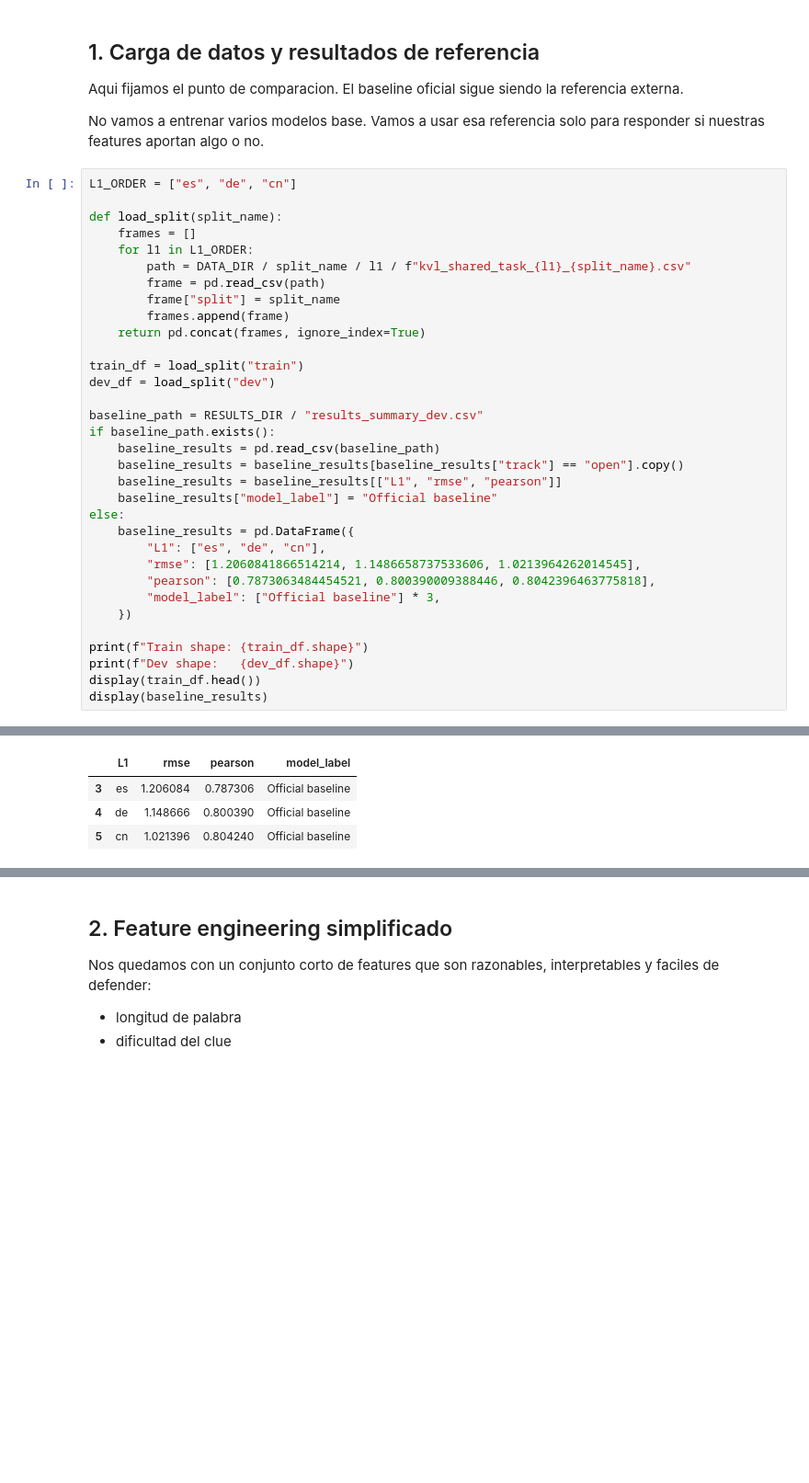
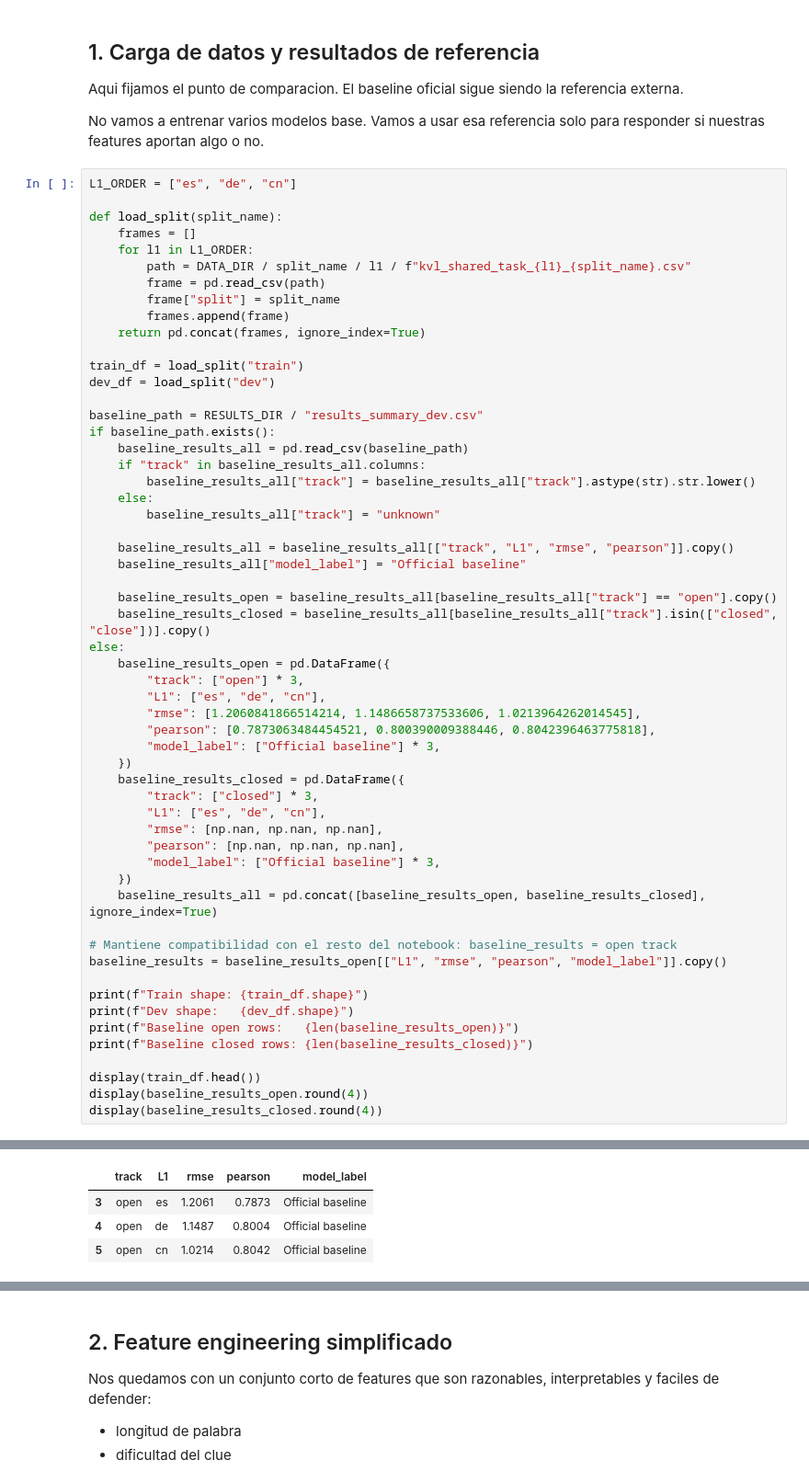
Before and after one commit to AdrianPinedaSanchez/british_council_test, a Jupyter notebook: phase1_model_improvement.ipynb, the cells around one changed output, grey strips where cells are left out. Shown at 92% size. Cells and saved outputs as stored; diff of their text form; blank space fills up the shorter version.

Commit message:
update and add phase1 notebooks

```diff
--- a/phase1_model_improvement.ipynb
+++ b/phase1_model_improvement.ipynb
@@ -155,22 +155,45 @@ dev_df = load_split("dev")
 
 baseline_path = RESULTS_DIR / "results_summary_dev.csv"
 if baseline_path.exists():
-    baseline_results = pd.read_csv(baseline_path)
-    baseline_results = baseline_results[baseline_results["track"] == "open"].copy()
-    baseline_results = baseline_results[["L1", "rmse", "pearson"]]
-    baseline_results["model_label"] = "Official baseline"
+    baseline_results_all = pd.read_csv(baseline_path)
+    if "track" in baseline_results_all.columns:
+        baseline_results_all["track"] = baseline_results_all["track"].astype(str).str.lower()
+    else:
+        baseline_results_all["track"] = "unknown"
+
+    baseline_results_all = baseline_results_all[["track", "L1", "rmse", "pearson"]].copy()
+    baseline_results_all["model_label"] = "Official baseline"
+
+    baseline_results_open = baseline_results_all[baseline_results_all["track"] == "open"].copy()
+    baseline_results_closed = baseline_results_all[baseline_results_all["track"].isin(["closed", "close"])].copy()
 else:
-    baseline_results = pd.DataFrame({
+    baseline_results_open = pd.DataFrame({
+        "track": ["open"] * 3,
         "L1": ["es", "de", "cn"],
         "rmse": [1.2060841866514214, 1.1486658737533606, 1.0213964262014545],
         "pearson": [0.7873063484454521, 0.800390009388446, 0.8042396463775818],
         "model_label": ["Official baseline"] * 3,
     })
+    baseline_results_closed = pd.DataFrame({
+        "track": ["closed"] * 3,
+        "L1": ["es", "de", "cn"],
+        "rmse": [np.nan, np.nan, np.nan],
+        "pearson": [np.nan, np.nan, np.nan],
+        "model_label": ["Official baseline"] * 3,
+    })
+    baseline_results_all = pd.concat([baseline_results_open, baseline_results_closed], ignore_index=True)
+
+# Mantiene compatibilidad con el resto del notebook: baseline_results = open track
+baseline_results = baseline_results_open[["L1", "rmse", "pearson", "model_label"]].copy()
 
 print(f"Train shape: {train_df.shape}")
 print(f"Dev shape:   {dev_df.shape}")
+print(f"Baseline open rows:   {len(baseline_results_open)}")
+print(f"Baseline closed rows: {len(baseline_results_closed)}")
+
 display(train_df.head())
-display(baseline_results)
+display(baseline_results_open.round(4))
+display(baseline_results_closed.round(4))
 # %% [output]
 Train shape: (18273, 9)
 Dev shape:   (2031, 9)
@@ -177,10 +202,10 @@ Dev shape:   (2031, 9)
 |  | item_id | L1 | en_target_word | en_target_pos | en_target_clue | L1_source_word | L1_context | ... |
 | 0 | 1 | es | span | noun | s___ | lapso | El eclipse solar fue visible dura... | ... |
 | 1 | 2 | es | radically | adverb | r________ | fundamentalmente | Los métodos nuevos son fundamenta... | ... |
 | 2 | 3 | es | supermarket | noun | s__________ | supermercado | Vamos al supermercado y compramos... | ... |
 | 3 | 4 | es | airplane | noun | a_______ | avión | El avión despegó tres horas tarde. | ... |
 | 4 | 5 | es | trying | adjective | t_____ | difícil | Es un tiempo muy difícil, sin nin... | ... |
-|  | L1 | rmse | pearson | model_label |
-| 3 | es | 1.206084 | 0.787306 | Official baseline |
-| 4 | de | 1.148666 | 0.800390 | Official baseline |
-| 5 | cn | 1.021396 | 0.804240 | Official baseline |
+|  | track | L1 | rmse | pearson | model_label |
+| 3 | open | es | 1.2061 | 0.7873 | Official baseline |
+| 4 | open | de | 1.1487 | 0.8004 | Official baseline |
+| 5 | open | cn | 1.0214 | 0.8042 | Official baseline |
```
Also changed, not shown: parts of 27 cells of this notebook, 1 other file.
